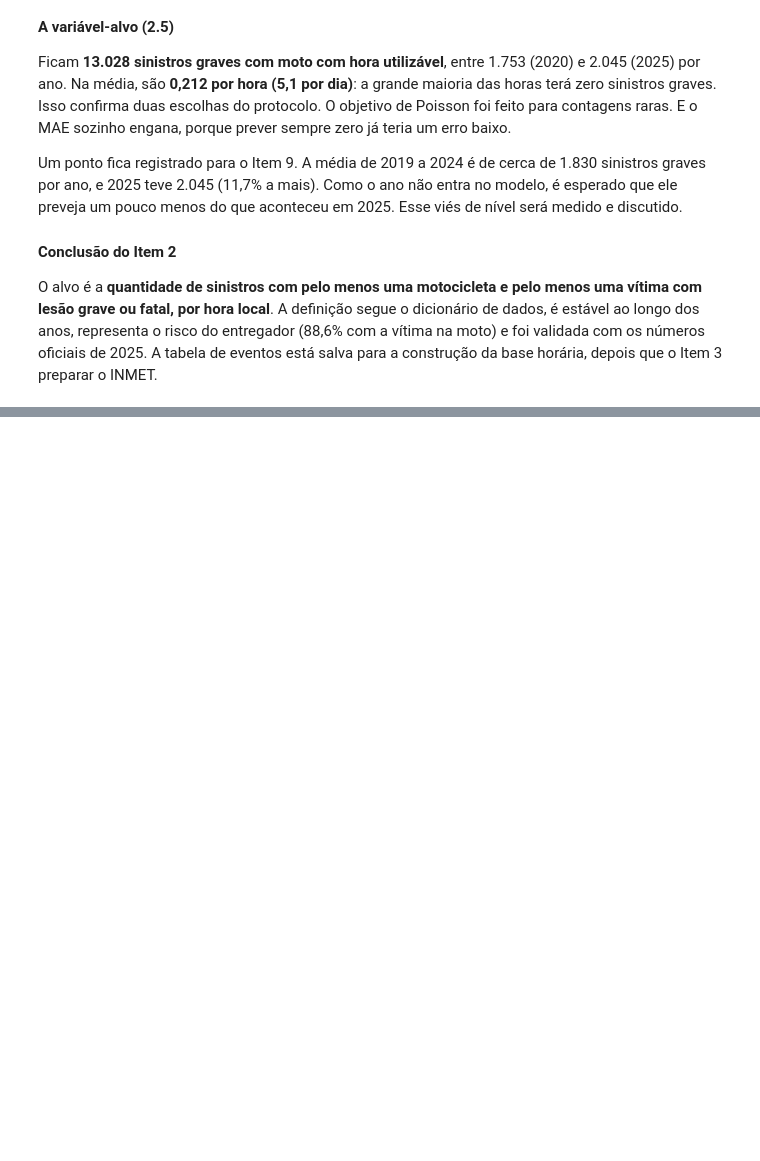
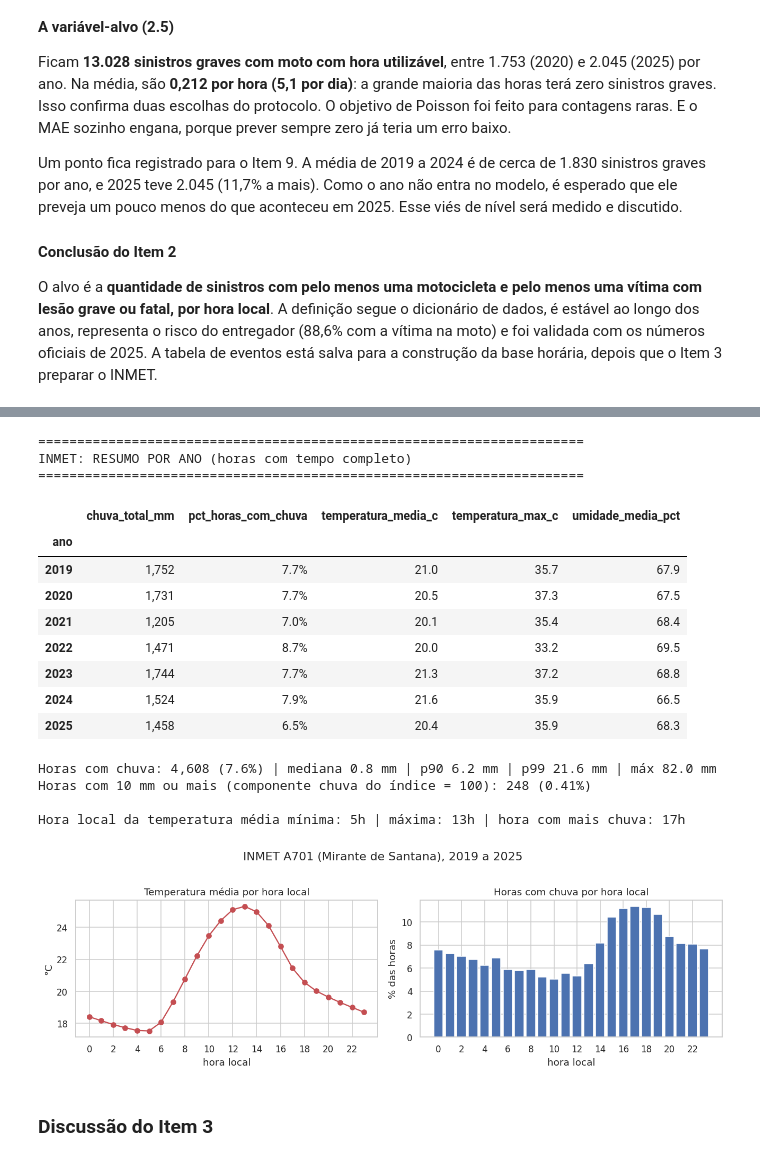
Before and after one commit to renan-utida/helmcare, a Jupyter notebook: ml/GS_HelmCare_IA_and_ML.ipynb, the cells around one changed output, grey strips where cells are left out. Cells and saved outputs as stored; diff of their text form; code cells hidden in the pictures; blank space fills up the shorter version.

```diff
--- a/ml/GS_HelmCare_IA_and_ML.ipynb
+++ b/ml/GS_HelmCare_IA_and_ML.ipynb
@@ -1242,0 +1470,67 @@ O alvo é a **quantidade de sinistros com pelo menos uma motocicleta e pelo meno
+# %%
+# Conferência física: totais por ano e perfil do dia no horário local
+
+com_dados = inmet[inmet["tempo_completo"]]
+resumo_ano = com_dados.groupby("ano").agg(
+    chuva_total_mm=("chuva_mm", "sum"),
+    pct_horas_com_chuva=("chuva_mm", lambda s: (s > 0).mean()),
+    temperatura_media_c=("temperatura_c", "mean"),
+    temperatura_max_c=("temperatura_c", "max"),
+    umidade_media_pct=("umidade_pct", "mean"),
+)
+print("=" * 70)
+print("INMET: RESUMO POR ANO (horas com tempo completo)")
+print("=" * 70)
+display(resumo_ano.style.format({"chuva_total_mm": "{:,.0f}", "pct_horas_com_chuva": "{:.1%}",
+                                 "temperatura_media_c": "{:.1f}", "temperatura_max_c": "{:.1f}",
+                                 "umidade_media_pct": "{:.1f}"}))
+
+# Intensidade da chuva nas horas em que choveu (referência para o Item 5 e para o índice do Contrato)
+chuva = com_dados.loc[com_dados["chuva_mm"] > 0, "chuva_mm"]
+print(f"Horas com chuva: {len(chuva):,} ({len(chuva) / len(com_dados):.1%}) | mediana {chuva.median():.1f} mm | "
+      f"p90 {chuva.quantile(0.90):.1f} mm | p99 {chuva.quantile(0.99):.1f} mm | máx {chuva.max():.1f} mm")
+print(f"Horas com 10 mm ou mais (componente chuva do índice = 100): {(com_dados['chuva_mm'] >= 10).sum():,} "
+      f"({(com_dados['chuva_mm'] >= 10).mean():.2%})")
+
+# Perfil do dia: se o fuso estiver certo, a temperatura mínima cai no começo da manhã e a máxima no meio da tarde
+perfil = com_dados.assign(hora=com_dados["datahora_local"].dt.hour).groupby("hora").agg(
+    temperatura_media_c=("temperatura_c", "mean"),
+    pct_horas_com_chuva=("chuva_mm", lambda s: (s > 0).mean() * 100),
+)
+print(f"\nHora local da temperatura média mínima: {perfil['temperatura_media_c'].idxmin()}h | "
+      f"máxima: {perfil['temperatura_media_c'].idxmax()}h | hora com mais chuva: {perfil['pct_horas_com_chuva'].idxmax()}h")
+
+fig, eixos = plt.subplots(1, 2, figsize=(12, 3.8))
+eixos[0].plot(perfil.index, perfil["temperatura_media_c"], marker="o", color="#C44E52")
+eixos[0].set_title("Temperatura média por hora local")
+eixos[0].set_ylabel("°C")
+eixos[1].bar(perfil.index, perfil["pct_horas_com_chuva"], color="#4C72B0")
+eixos[1].set_title("Horas com chuva por hora local")
+eixos[1].set_ylabel("% das horas")
+for ax in eixos:
+    ax.set_xticks(range(0, 24, 2))
+    ax.set_xlabel("hora local")
+fig.suptitle("INMET A701 (Mirante de Santana), 2019 a 2025", y=1.02)
+plt.tight_layout()
+plt.savefig(DIR_FIGURAS / "item3_perfil_horario_tempo.png", dpi=150, bbox_inches="tight")
+plt.show()
+# %% [output]
+======================================================================
+INMET: RESUMO POR ANO (horas com tempo completo)
+======================================================================
+|  | chuva_total_mm | pct_horas_com_chuva | temperatura_media_c | temperatura_max_c | umidade_media_pct |
+| ano |  |  |  |  |  |
+| 2019 | 1,752 | 7.7% | 21.0 | 35.7 | 67.9 |
+| 2020 | 1,731 | 7.7% | 20.5 | 37.3 | 67.5 |
+| 2021 | 1,205 | 7.0% | 20.1 | 35.4 | 68.4 |
+| 2022 | 1,471 | 8.7% | 20.0 | 33.2 | 69.5 |
+| 2023 | 1,744 | 7.7% | 21.3 | 37.2 | 68.8 |
+| 2024 | 1,524 | 7.9% | 21.6 | 35.9 | 66.5 |
+| 2025 | 1,458 | 6.5% | 20.4 | 35.9 | 68.3 |
+Horas com chuva: 4,608 (7.6%) | mediana 0.8 mm | p90 6.2 mm | p99 21.6 mm | máx 82.0 mm
+Horas com 10 mm ou mais (componente chuva do índice = 100): 248 (0.41%)
+
+Hora local da temperatura média mínima: 5h | máxima: 13h | hora com mais chuva: 17h
+[figure, added]
+# %% [markdown]
+### **Discussão do Item 3**
```
Also changed, not shown: parts of 25 cells of this notebook, 6 other files.
